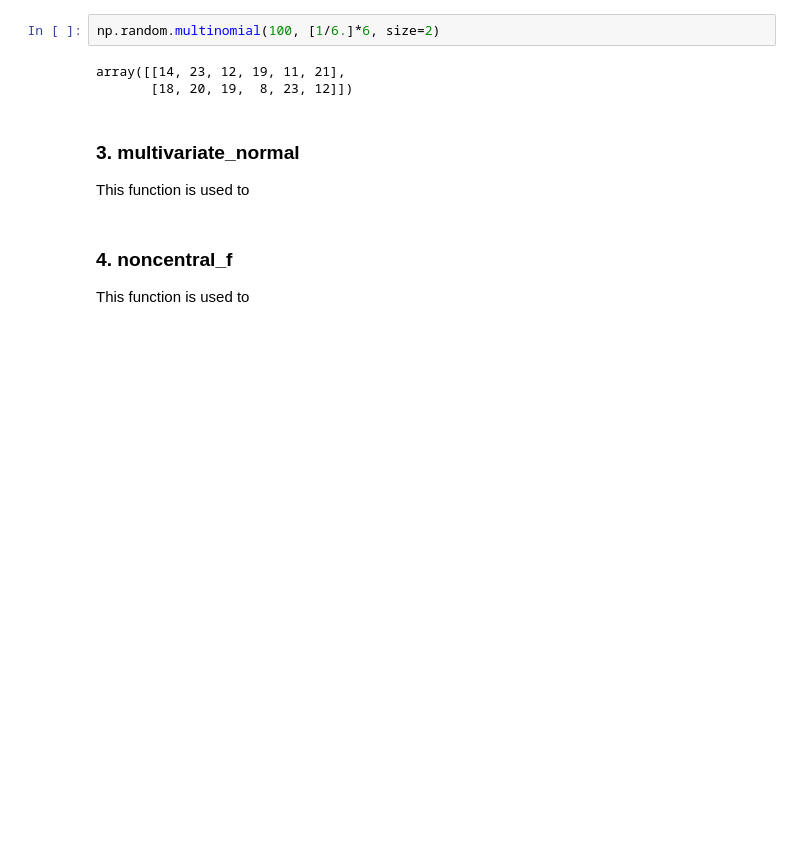
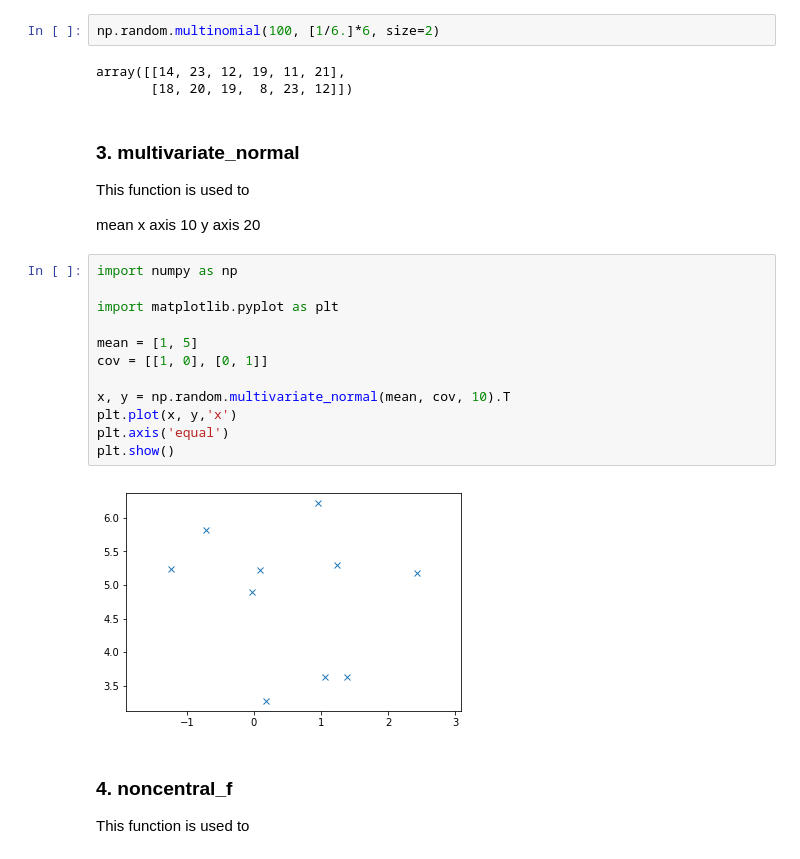
Before and after one commit to LauraBrogan/programming-assignment-2019, a Jupyter notebook: Programming Assignment 2019.ipynb, the cells around one changed output. Saved outputs shown, nothing was run; the diff lists cells and outputs as text; blank space fills up the shorter version.

Commit message:
Multivariate 07/11/2019 19:01

```diff
--- a/Programming Assignment 2019.ipynb
+++ b/Programming Assignment 2019.ipynb
@@ -110,6 +110,22 @@ array([[14, 23, 12, 19, 11, 21],
 # %% [markdown]
 ### 3. multivariate_normal ###
 This function is used to
+
+mean x axis 10 y axis 20
+# %%
+import numpy as np
+
+import matplotlib.pyplot as plt
+
+mean = [1, 5]
+cov = [[1, 0], [0, 1]]
+
+x, y = np.random.multivariate_normal(mean, cov, 10).T
+plt.plot(x, y,'x')
+plt.axis('equal')
+plt.show()
+# %% [output]
+[figure, added]
 # %% [markdown]
 ### 4. noncentral_f ###
 This function is used to
```
